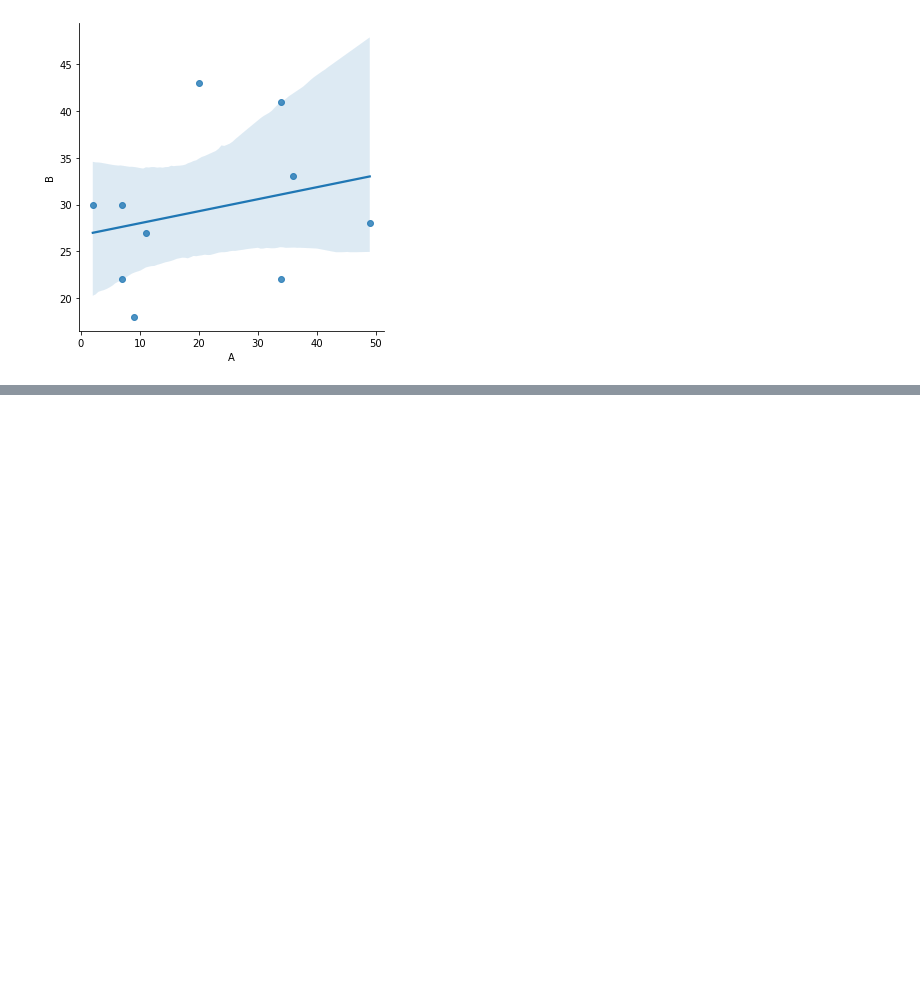
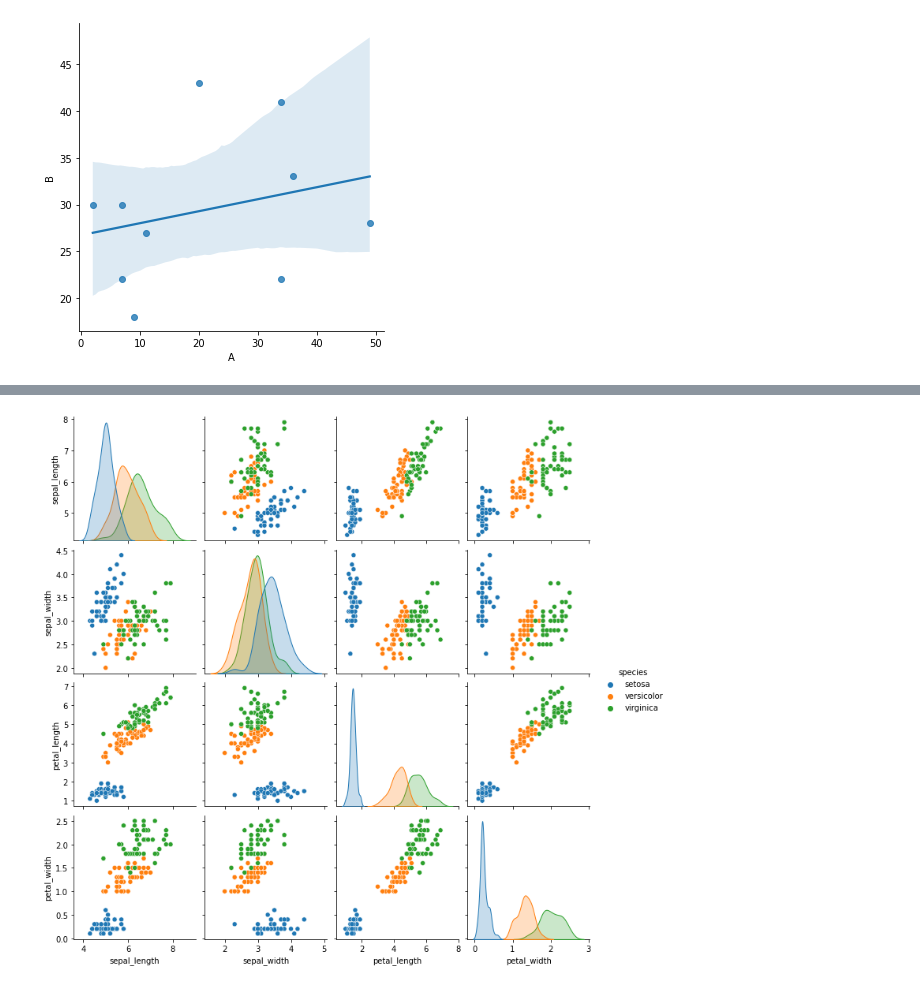
Before and after one commit to plamenyankov/datascience, a Jupyter notebook: Visualisation/Visualisation PWD UoL .ipynb, the cells around one changed output, grey strips where cells are left out. Saved outputs shown, nothing was run; the diff lists cells and outputs as text; code cells hidden in the pictures; blank space fills up the shorter version.

Commit message:
load and plot iris

```diff
--- a/Visualisation/Visualisation PWD UoL .ipynb
+++ b/Visualisation/Visualisation PWD UoL .ipynb
@@ -29,3 +29,6 @@ sns.lmplot(x='A',y='B', data=df_2, fit_reg=True)
 # %% [output]
 <seaborn.axisgrid.FacetGrid at 0x...>
 [figure]
+# %%
+iris = sns.load_dataset('iris')
+iris.head()
@@ -31,0 +42,4 @@ sns.lmplot(x='A',y='B', data=df_2, fit_reg=True)
+# %%
+sns.pairplot(iris, hue='species');
+# %% [output]
+[figure, added]
```
Also changed, not shown: parts of 1 cell of this notebook.
